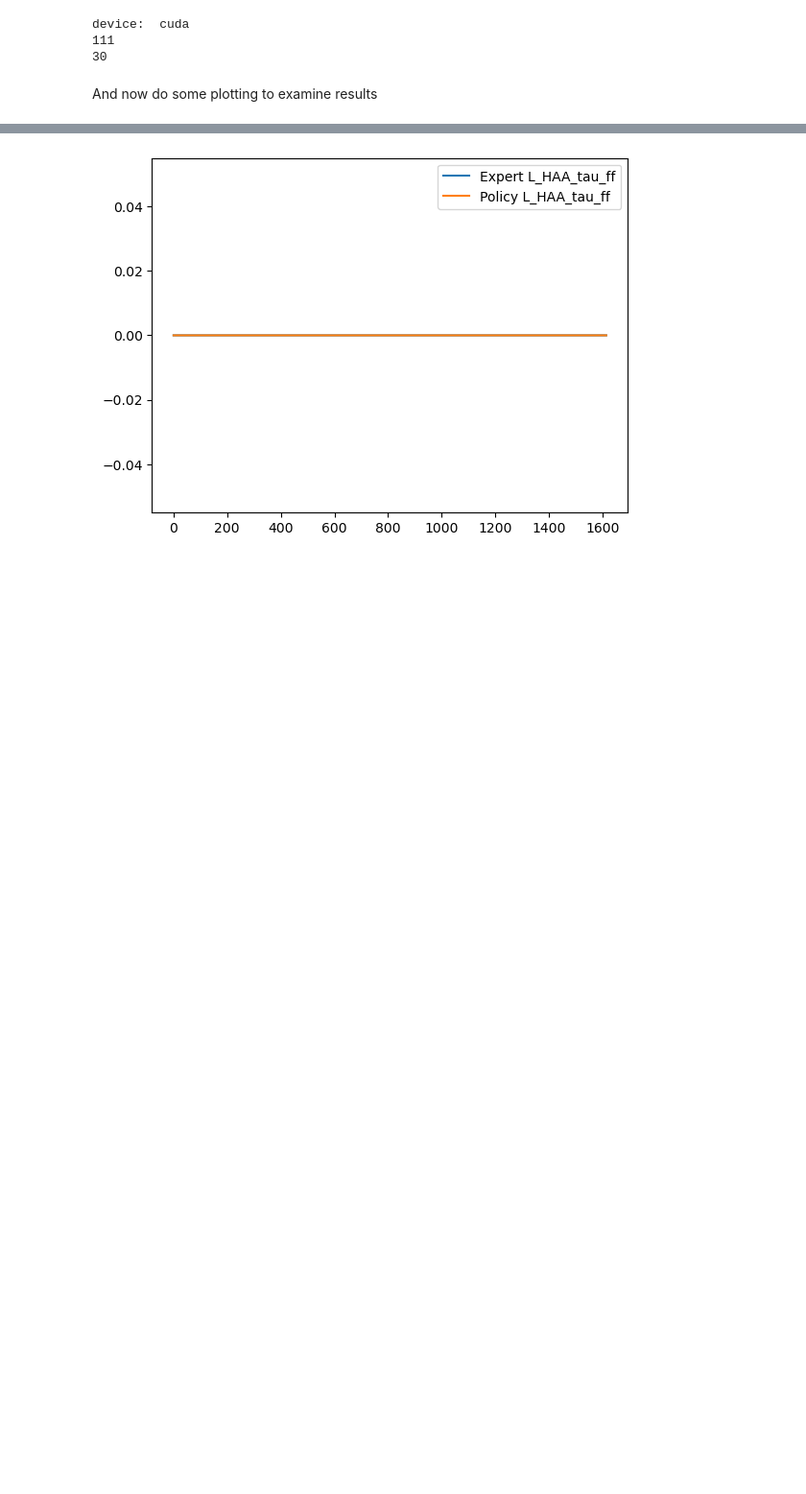
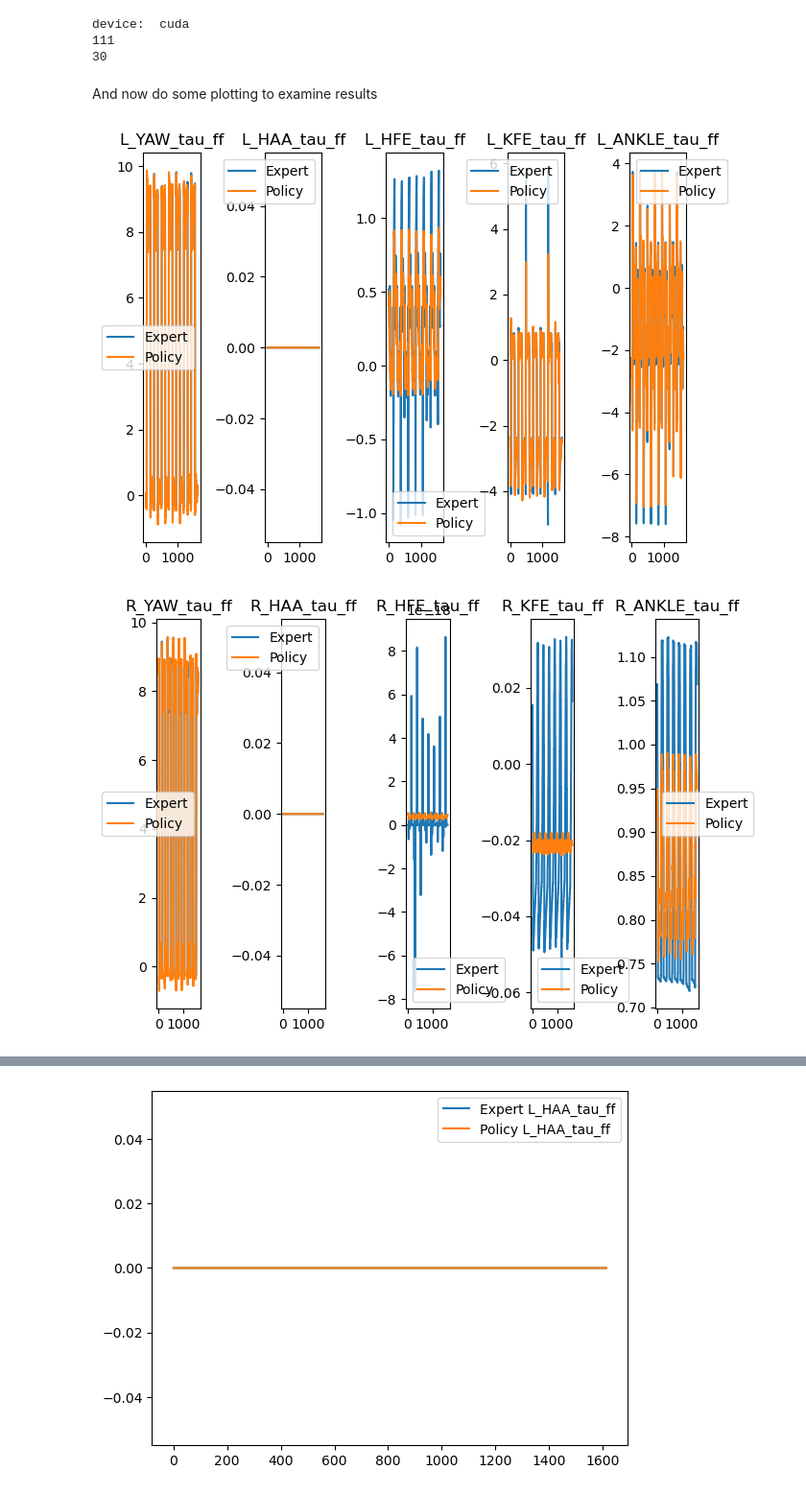
Before and after one commit to Stapelzeiger/biped, a Jupyter notebook: sim_mujoco/imit_learning_setup/behavioral_cloning/test_bc.ipynb, the cells around one changed output, grey strips where cells are left out. Shown at 96% size. Saved outputs shown, nothing was run; the diff lists cells and outputs as text; code cells hidden in the pictures; blank space fills up the shorter version.

Commit message:
feat: update test script to see all graphs.

```diff
--- a/sim_mujoco/imit_learning_setup/behavioral_cloning/test_bc.ipynb
+++ b/sim_mujoco/imit_learning_setup/behavioral_cloning/test_bc.ipynb
@@ -129,3 +130,20 @@ device:  cuda
 30
 # %% [markdown]
 And now do some plotting to examine results
+# %%
+plt.figure()
+# create multiple subplots to compare the actions
+factor = 6
+for j in range(factor):
+    for ii in range(len(action_columns) // factor):
+        plt.subplot(1, 5, ii + 1)
+        index = (j * (len(action_columns) // factor)) + ii
+        plt.plot(test_actions[:, index], label="Expert")
+        plt.plot(policy_actions[:, index].cpu().detach().numpy(), label="Policy")
+        plt.title(action_columns[index])
+        plt.legend()
+    plt.tight_layout()
+    plt.show()
+# %% [output]
+[figure, added]
+[figure, added]
```
Also changed, not shown: parts of 5 cells of this notebook, 3 other files.
